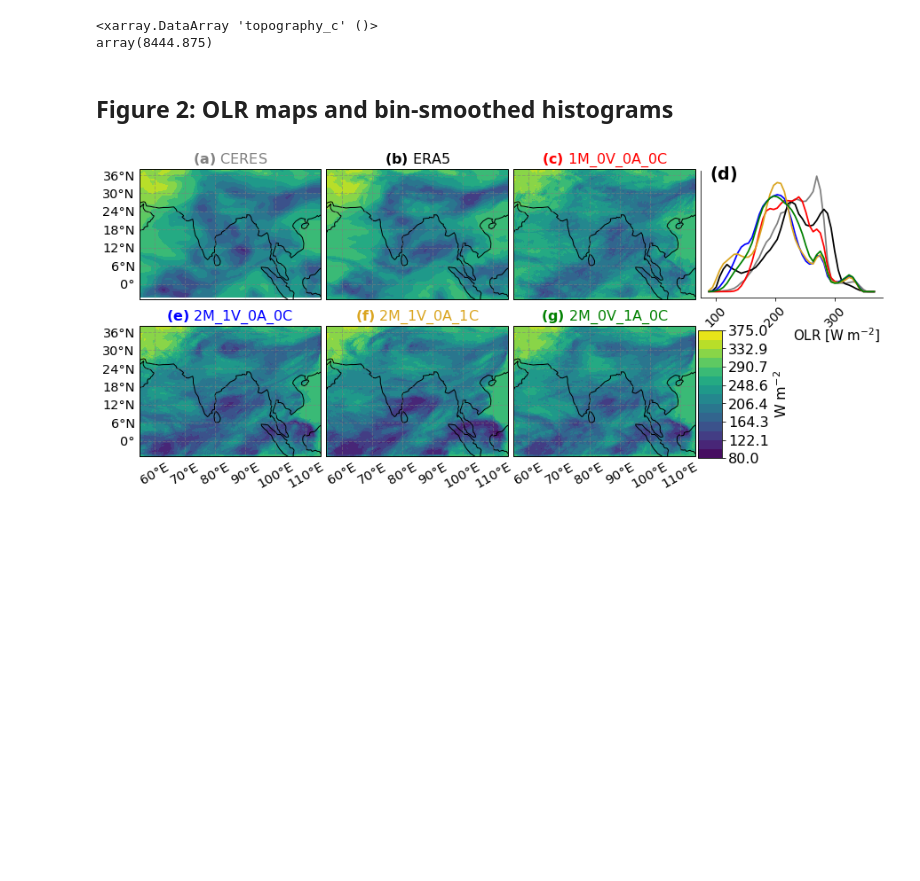
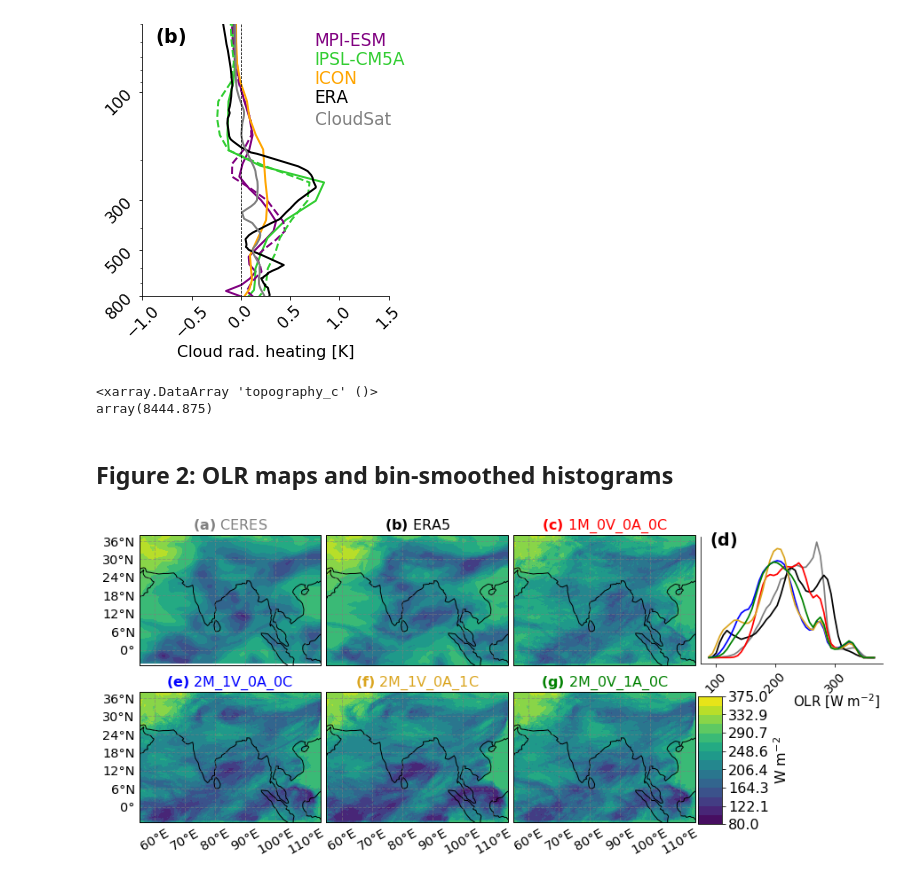
Before and after one commit to sylviasullivan/ice-microp-rad, a Jupyter notebook: Figures_article1.ipynb, the cells around one changed output. Saved outputs shown, nothing was run; the diff lists cells and outputs as text; code cells hidden in the pictures; blank space fills up the shorter version.

Commit message:
Article 1 figures notebook modifications to Figs 1 and 3

```diff
--- a/Figures_article1.ipynb
+++ b/Figures_article1.ipynb
@@ -39,3 +147,14 @@ def sexy_axes2(ax, fs, ylab):
+# %%
+# Read in Nicole's ICON simulations
+H_ICON_AMIP = np.load('./output/H_ICON-AMIP_tropic_mm.npy')
+H_ICON_AMIP = np.nanmedian(H_ICON_AMIP,axis=0)
+lev_ICON_AMIP = np.load('./output/lev_ICON-AMIP_mm.npy')
+
+# Interpolate these ICON values to
+#plt.plot(H_ICON_AMIP[:,0]+H_ICON_AMIP[:,1],lev_ICON_AMIP)
+#plt.gca().invert_yaxis()
+#plt.gca().set_yscale('log')
+#plt.ylim([80000,5000])
 # %%
 # Domain topography map
 file = '/work/bb1018/b380459/TROPIC/extpar/extpar_icon-grid_tropic_55e170e5s40n_R2500m_bitmap.nc'
@@ -78,4 +197,37 @@ for i in np.arange(vct_a.shape[0]-1):
     diff2[i,0] = d[0]
     d = (vct_a[i] + vct_a[i+1])/2
     diff2[i,1] = d[0]
+# %%
+fs = 16
+fig = plt.figure(figsize=(15,5))
+gs = fig.add_gridspec(1,3)
+
+ax0 = fig.add_subplot(gs[0,0])
+ax0.plot((mpi_dtlw_trop-mpi_dtlwcs_trop)+(mpi_dtsw_trop-mpi_dtswcs_trop),mpi_dtlev/100,
+         color='purple',linewidth=2)
+ax0.plot(((lmd_dtlw_trop-lmd_dtlwcs_trop)+(lmd_dtsw_trop-lmd_dtswcs_trop)),lmd_dtlev/100,
+         color='limegreen',linewidth=2)
+ax0.plot((mpi_dtlw_AMA-mpi_dtlwcs_AMA)+(mpi_dtsw_AMA-mpi_dtswcs_AMA),mpi_dtlev_AMA/100,'--',
+         color='purple',linewidth=2)
+ax0.plot(((lmd_dtlw_AMA-lmd_dtlwcs_AMA)+(lmd_dtsw_AMA-lmd_dtswcs_AMA)),lmd_dtlev_AMA/100,'--',
+         color='limegreen',linewidth=2)
+ax0.plot(H_ICON_AMIP[:,0] + H_ICON_AMIP[:,1],lev_ICON_AMIP/100,
+         color='orange',linewidth=2)
+
+ax0.plot((H[0,0] + H[0,1])/2, pl/100, lw = 2, color='k')
+#ax0.plot((H[1,0] + H[1,1])/2, pl/100, lw = 2, color='k',   linestyle='--')
+ax0.plot((H[2,0] + H[2,1])/2, pl/100, lw = 2, color='gray')
+#ax0.plot(icon_dt,icon_dtlev,color='orange')
+ax0.text(0.7,0.92,'MPI-ESM',fontsize=fs+1,color='purple',transform=plt.gca().transAxes)
+ax0.text(0.7,0.85,'IPSL-CM5A',fontsize=fs+1,color='limegreen',transform=plt.gca().transAxes)
+ax0.text(0.7,0.78,'ICON',fontsize=fs+1,color='orange',transform=plt.gca().transAxes)
+ax0.text(0.7,0.71,'ERA',fontsize=fs+1,color='k',transform=plt.gca().transAxes)
+ax0.text(0.7,0.63,'CloudSat',fontsize=fs+1,color='gray',transform=plt.gca().transAxes)
+ax0.plot([0,0],[50,1000], lw=0.75, linestyle='--', color='k')
+ax0.text(0.05,0.93,r'$\bf{' + '(b)' + '}$',fontsize=fs+3,weight='bold',transform=ax0.transAxes)
+ax0.set_xlabel('Cloud rad. heating [K]',fontsize=fs)
+ax0.set_xlim([-1,1.5])
+sexy_axes2(ax0,fs,False)
+# %% [output]
+[figure, added]
 # %%
```
Also changed, not shown: parts of 19 cells of this notebook.
